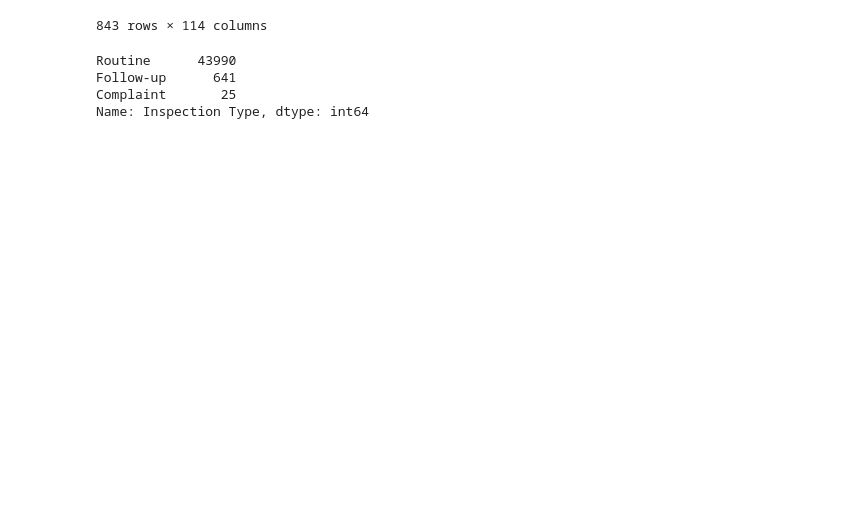
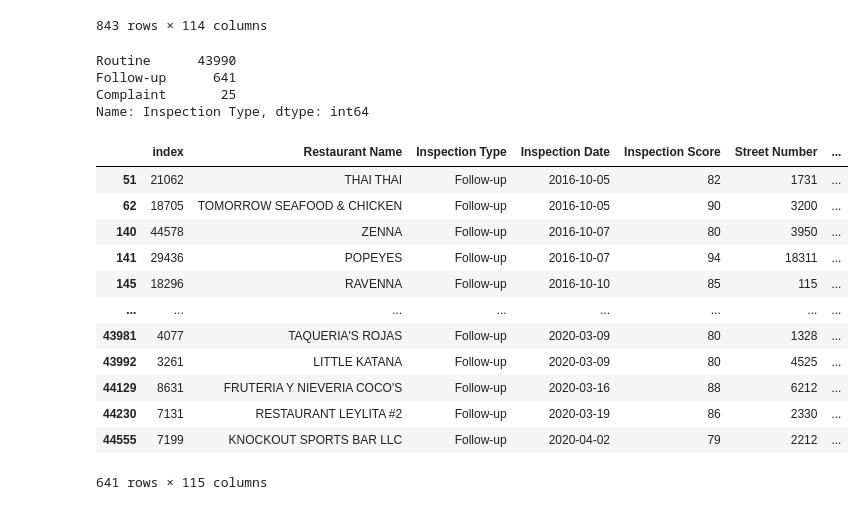
Before and after one commit to BLGreenspan/Capstone, a Jupyter notebook: Capstone Code.ipynb, the cells around one changed output. Saved outputs shown, nothing was run; the diff lists cells and outputs as text; code cells hidden in the pictures; blank space fills up the shorter version.

```diff
--- a/Capstone Code.ipynb
+++ b/Capstone Code.ipynb
@@ -135,3 +126,5 @@ Routine      43990
 Follow-up      641
 Complaint       25
 Name: Inspection Type, dtype: int64
+# %%
+follow_ups_df = df.loc[df['Inspection Type'] == 'Follow-up']
@@ -138,3 +133,19 @@ Name: Inspection Type, dtype: int64
+# %%
+follow_ups_df
+# %% [output]
+|  | index | Restaurant Name | Inspection Type | Inspection Date | Inspection Score | Street Number | ... |
+| 51 | 21062 | THAI THAI | Follow-up | 2016-10-05 | 82 | 1731 | ... |
+| 62 | 18705 | TOMORROW SEAFOOD & CHICKEN | Follow-up | 2016-10-05 | 90 | 3200 | ... |
+| 140 | 44578 | ZENNA | Follow-up | 2016-10-07 | 80 | 3950 | ... |
+| 141 | 29436 | POPEYES | Follow-up | 2016-10-07 | 94 | 18311 | ... |
+| 145 | 18296 | RAVENNA | Follow-up | 2016-10-10 | 85 | 115 | ... |
+| ... | ... | ... | ... | ... | ... | ... | ... |
+| 43981 | 4077 | TAQUERIA'S ROJAS | Follow-up | 2020-03-09 | 80 | 1328 | ... |
+| 43992 | 3261 | LITTLE KATANA | Follow-up | 2020-03-09 | 80 | 4525 | ... |
+| 44129 | 8631 | FRUTERIA Y NIEVERIA COCO'S | Follow-up | 2020-03-16 | 88 | 6212 | ... |
+| 44230 | 7131 | RESTAURANT LEYLITA #2 | Follow-up | 2020-03-19 | 86 | 2330 | ... |
+| 44555 | 7199 | KNOCKOUT SPORTS BAR LLC | Follow-up | 2020-04-02 | 79 | 2212 | ... |
+641 rows × 115 columns
 # %%
 # Filter on follow-up only
 # Match them with their routine
```
Also changed, not shown: parts of 10 cells of this notebook.
